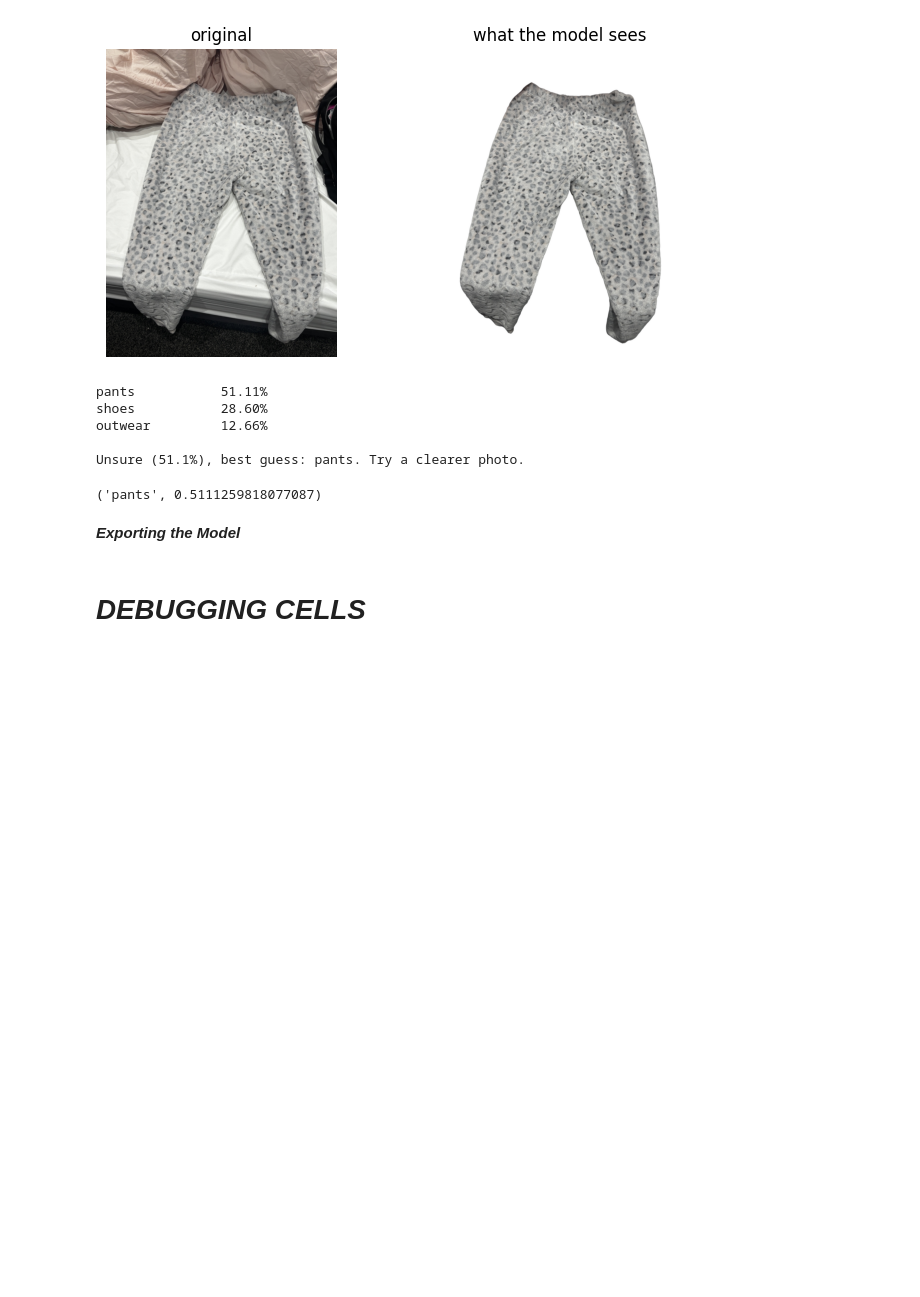
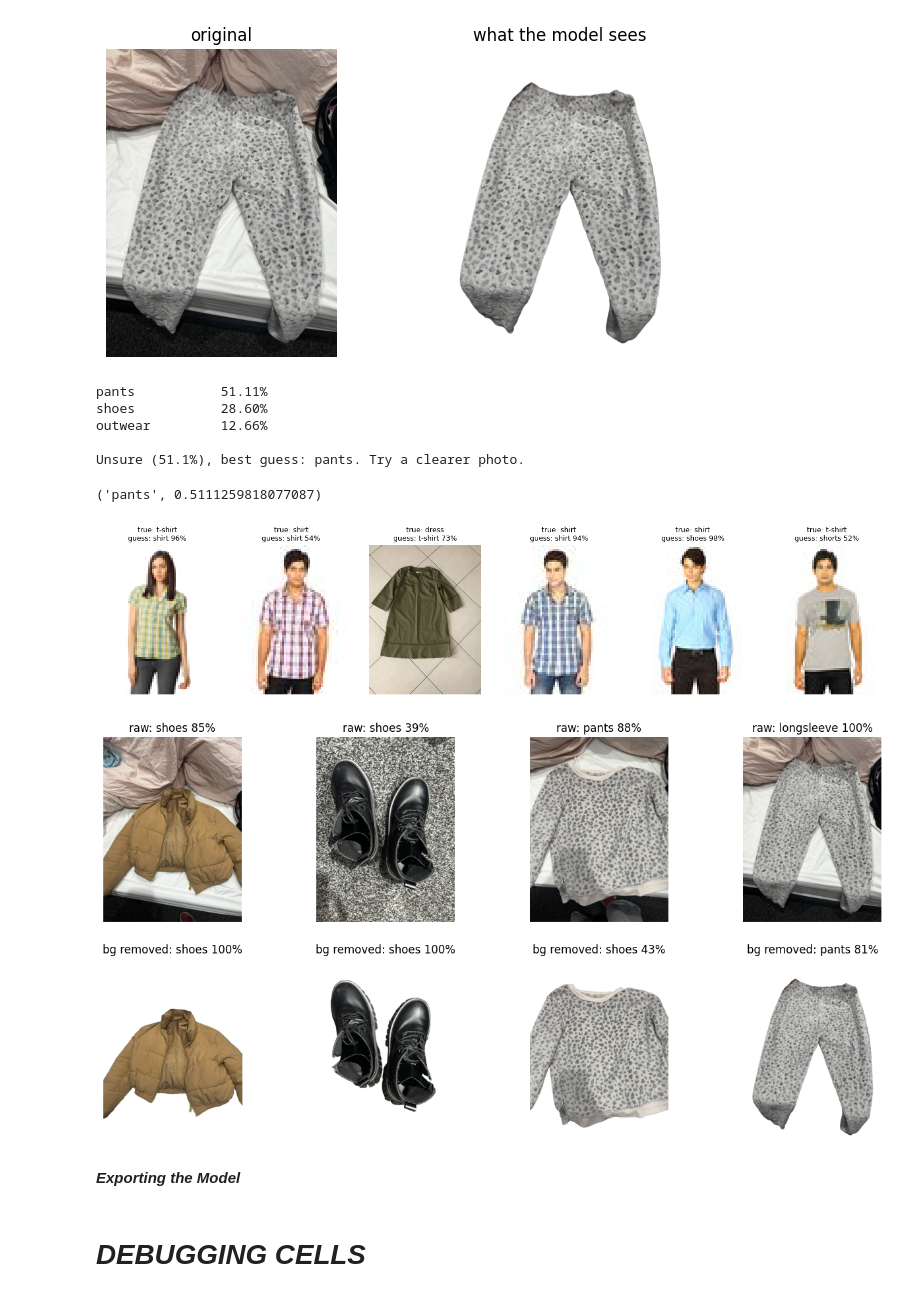
Before and after one commit to Tiyinolalekan/Deep_Learning_Image_Classifier, a Jupyter notebook: Second_Stage_Clothing_Classifier_V3.ipynb, the cells around one changed output. Saved outputs shown, nothing was run; the diff lists cells and outputs as text; code cells hidden in the pictures; blank space fills up the shorter version.

Commit message:
Compare test dataset images with uploaded images

```diff
--- a/Second_Stage_Clothing_Classifier_V3.ipynb
+++ b/Second_Stage_Clothing_Classifier_V3.ipynb
@@ -774,6 +774,42 @@ outwear         12.66%
 
 Unsure (51.1%), best guess: pants. Try a clearer photo.
 ('pants', 0.5111259818077087)
+# %%
+import random, matplotlib.pyplot as plt
+from torchvision import datasets
+
+train_ds = datasets.ImageFolder("/content/data/clothes/train")   # your clothing train folder, no transform
+samples = random.sample(range(len(train_ds)), 6)
+
+def guess(img):
+    x = transform(img).unsqueeze(0).to(device)
+    with torch.no_grad():
+        p = torch.softmax(model(x), 1)[0]
+    return classes[p.argmax()], p.max().item()
+
+# 1) training images: what the dataset looks like, and whether the model gets them right
+fig, ax = plt.subplots(1, 6, figsize=(18, 3.5))
+for a, idx in zip(ax, samples):
+    img, true = train_ds[idx]
+    g, c = guess(img.convert("RGB"))
+    a.imshow(img); a.axis("off"); a.set_title(f"true: {train_ds.classes[true]}\nguess: {g} {c*100:.0f}%", fontsize=9)
+plt.show()
+
+# 2) your photos: raw vs background removed
+paths = ["/content/jacket.jpeg", "/content/shoes.jpeg", "/content/top.jpeg", "/content/pants.jpeg"]
+fig, ax = plt.subplots(2, 4, figsize=(16, 8))
+for col, pth in enumerate(paths):
+    raw = ImageOps.exif_transpose(Image.open(pth)).convert("RGB")
+    cut = remove(raw).convert("RGBA")
+    bg = Image.alpha_composite(Image.new("RGBA", cut.size, (255,255,255,255)), cut).convert("RGB")
+    for row, im in enumerate([raw, bg]):
+        g, c = guess(im)
+        ax[row, col].imshow(im); ax[row, col].axis("off")
+        ax[row, col].set_title(f"{'raw' if row == 0 else 'bg removed'}: {g} {c*100:.0f}%")
+plt.show()
+# %% [output]
+[figure, added]
+[figure, added]
 # %% [markdown]
 ***Exporting the Model***
 # %%
```
